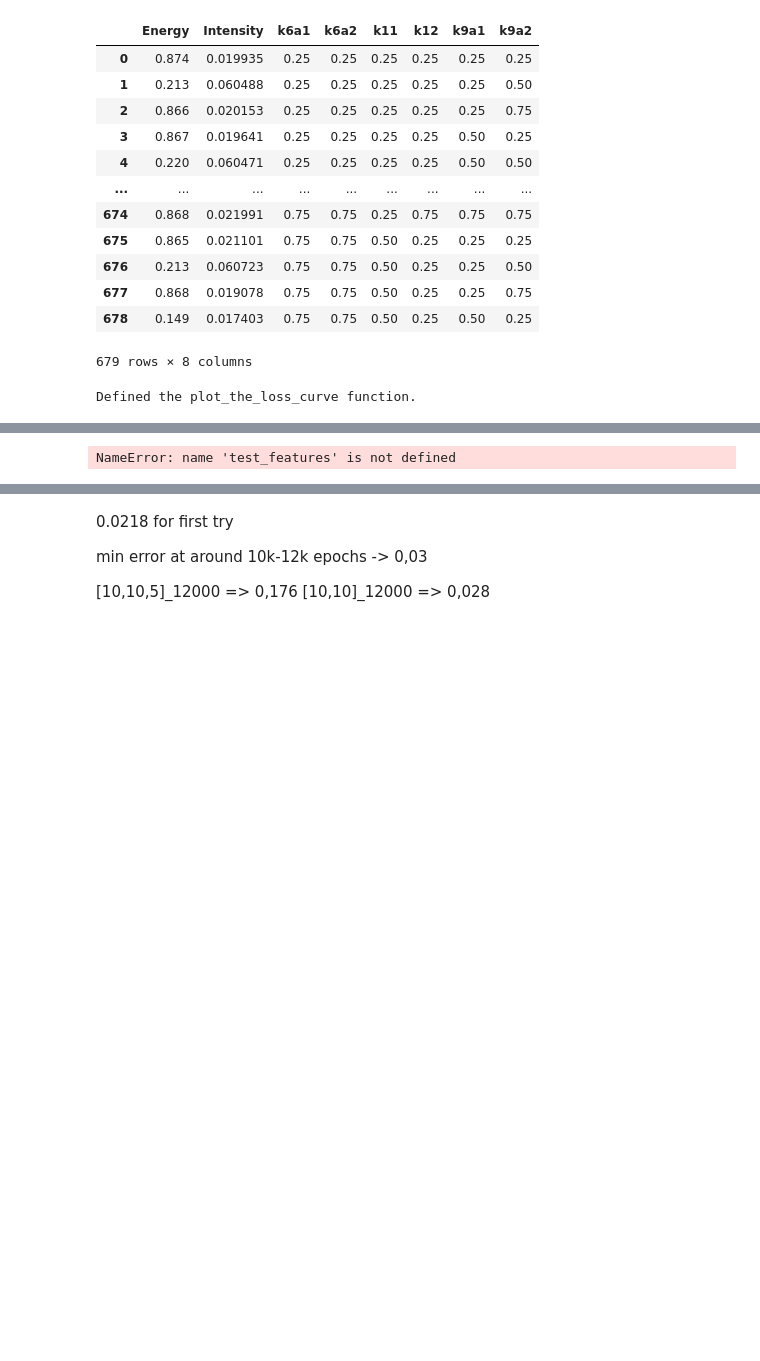
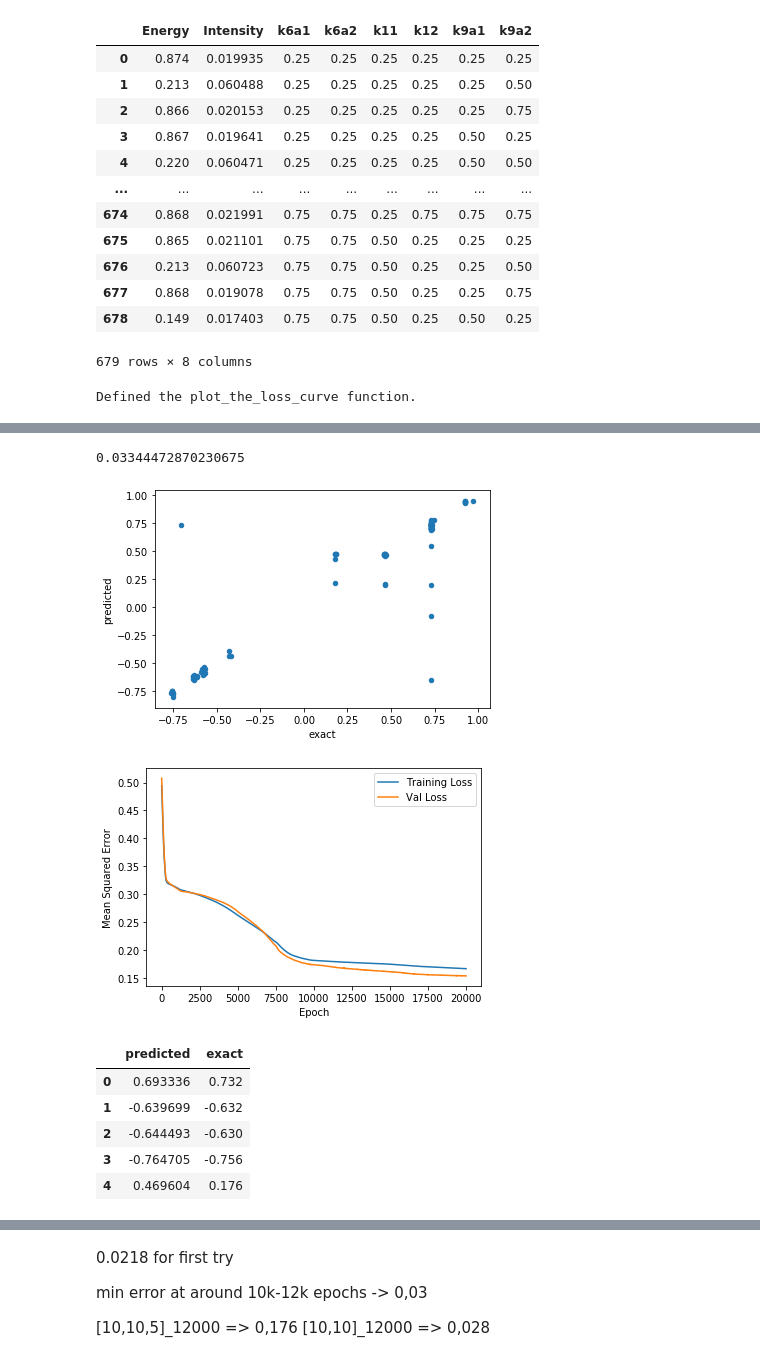
Before and after one commit to GwydionJon/EN_learn, a Jupyter notebook: machine_learning/ML_one_maximum.ipynb, the cells around one changed output, grey strips where cells are left out. Drawn from its saved outputs; the diff is of its cells as text; code cells hidden in the pictures; blank space fills up the shorter version.

```diff
--- a/machine_learning/ML_one_maximum.ipynb
+++ b/machine_learning/ML_one_maximum.ipynb
@@ -81,7 +91,7 @@ print("Defined the plot_the_loss_curve function.")
 # %% [output]
 Defined the plot_the_loss_curve function.
 # %%
-def create_model(my_learning_rate, my_feature_layer,layer_list=[10,12],regulations=0.04):
+def create_model(my_learning_rate, my_feature_layer,layer_list=[10,12],regulations=1e-4):
     """Create and compile a regression model."""
     model = tf.keras.models.Sequential()
     # Add the layer containing the feature columns to the model.
@@ -107,8 +117,8 @@ def create_model(my_learning_rate, my_feature_layer,layer_list=[10,12],regulatio
                                     name='Output'))
 
     model.compile(optimizer=tf.keras.optimizers.Adam(lr=my_learning_rate),
-                loss="mean_squared_error",
-                metrics=[tf.keras.metrics.MeanSquaredError()])
+                loss="MAE",
+                metrics="mae")
     return model
 # %%
 def train_model(model, dataset, epochs, label_name,
@@ -119,7 +129,7 @@ def train_model(model, dataset, epochs, label_name,
     features = {name:np.array(value) for name, value in dataset.items()}
     label = np.array(features.pop(label_name))
     history = model.fit(x=features, y=label, batch_size=batch_size,
-                      epochs=epochs, shuffle=True)
+                      epochs=epochs, shuffle=True, verbose=1,validation_split=0.2)
 
     # The list of epochs is stored separately from the rest of history.
     epochs = history.epoch
@@ -127,22 +137,23 @@ def train_model(model, dataset, epochs, label_name,
     # To track the progression of training, gather a snapshot
     # of the model's mean squared error at each epoch.
     hist = pd.DataFrame(history.history)
-    mse = hist["mean_squared_error"]
+    mse = hist["MAE"]
+    val_mse = hist["val_MAE"]
 
-    return epochs, mse
+    return epochs, mse, val_mse
 # %%
-# The following variables are the hyperparameters.
-learning_rate = 0.0001
-epochs_ini = 9000
-batch_size = 700
+%%time
+learning_rate = 0.01
+epochs_ini = 10000
+batch_size = 350
 
-# Specify the label
+# Specify the label (this will be the output variable)
 label_name = "Energy"
 
 #try different things:
 
-my_model = create_model(learning_rate, my_feature_layer_A,layer_list=[10,15,10],regulations=0)
+my_model = create_model(learning_rate, my_feature_layer_A,layer_list=[60,165],regulations=0)
 
-epochs, mse = train_model(my_model, df_training, epochs_ini,
+epochs, mse,val_mse = train_model(my_model, df_training, epochs_ini,
                           label_name, batch_size)
 # %% [output]
@@ -166,18 +177,32 @@ Epoch 3614/9000
 # %%
 example_mydata = df_testing.sample(frac=0.8,random_state=20)
 #run the evaluation
 # i checked and they should be correct
 example_features = {name:np.array(value) for name, value in example_mydata.items()}
+example_label = np.array(example_features.pop(label_name))
+
+
+
 predicted = 2*my_model.predict(example_features)-1
 predicted=predicted.reshape(len(predicted))
 exact = example_mydata["Energy"].to_numpy()*2-1
 
-print(my_model.evaluate(x = test_features, y = test_label, batch_size=batch_size)[0])
+print(my_model.evaluate(x = example_features, y = example_label, batch_size=batch_size)[0])
 
 df_compare=pd.DataFrame({"predicted":predicted, "exact":exact})
 
 df_compare.plot.scatter(x="exact", y="predicted")
-df_compare.to_csv("first_test.csv")
-df_compare.head(50)
+#df_compare.to_csv("first_test.csv")
+plot_the_loss_curve(epochs, mse,val_mse)
+
+df_compare.head()
 # %% [output]
-NameError: name 'test_features' is not defined
+0.03344472870230675
+[figure, added]
+[figure, added]
+|  | predicted | exact |
+| 0 | 0.693336 | 0.732 |
+| 1 | -0.639699 | -0.632 |
+| 2 | -0.644493 | -0.630 |
+| 3 | -0.764705 | -0.756 |
+| 4 | 0.469604 | 0.176 |
```
Also changed, not shown: parts of 24 cells of this notebook, 4 other files.
